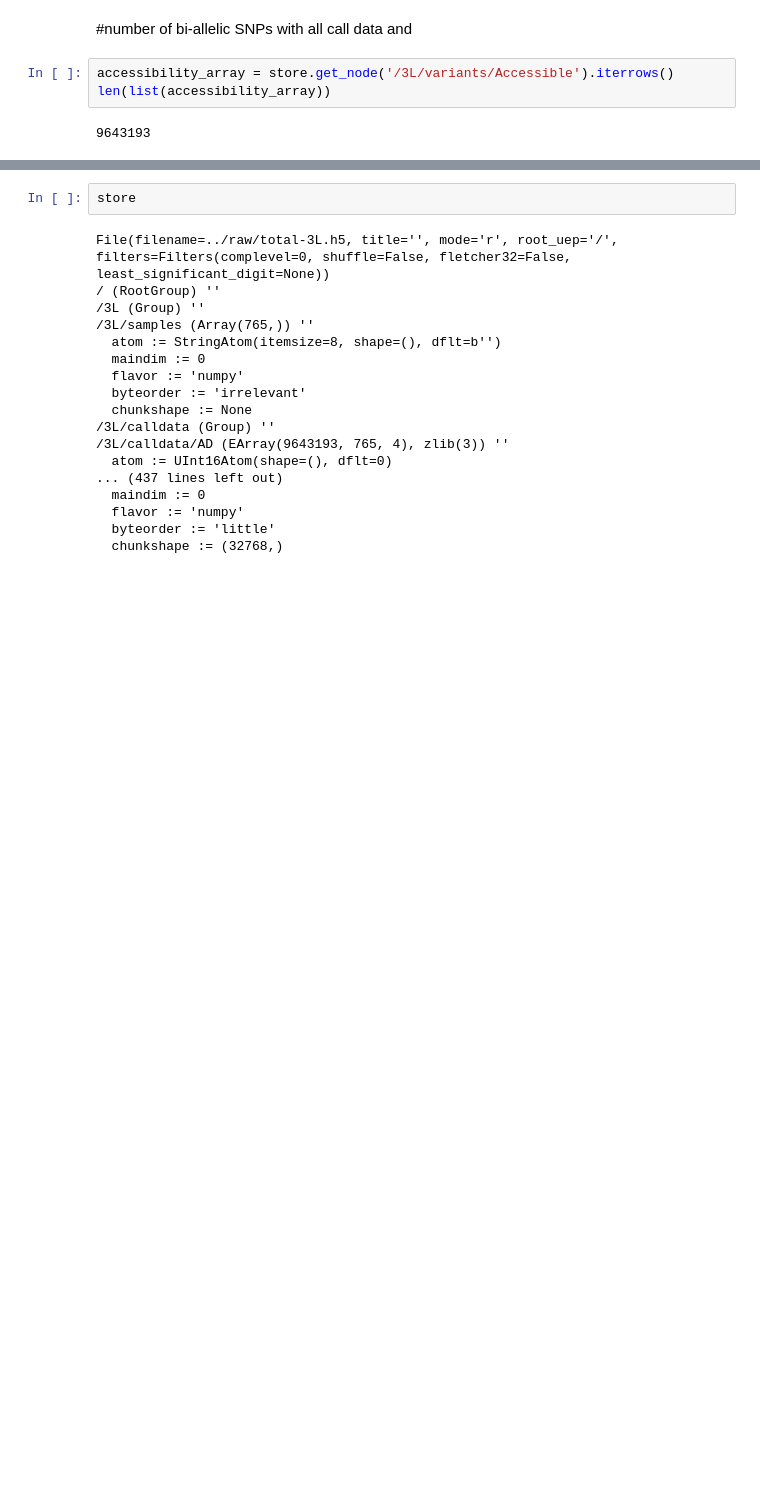
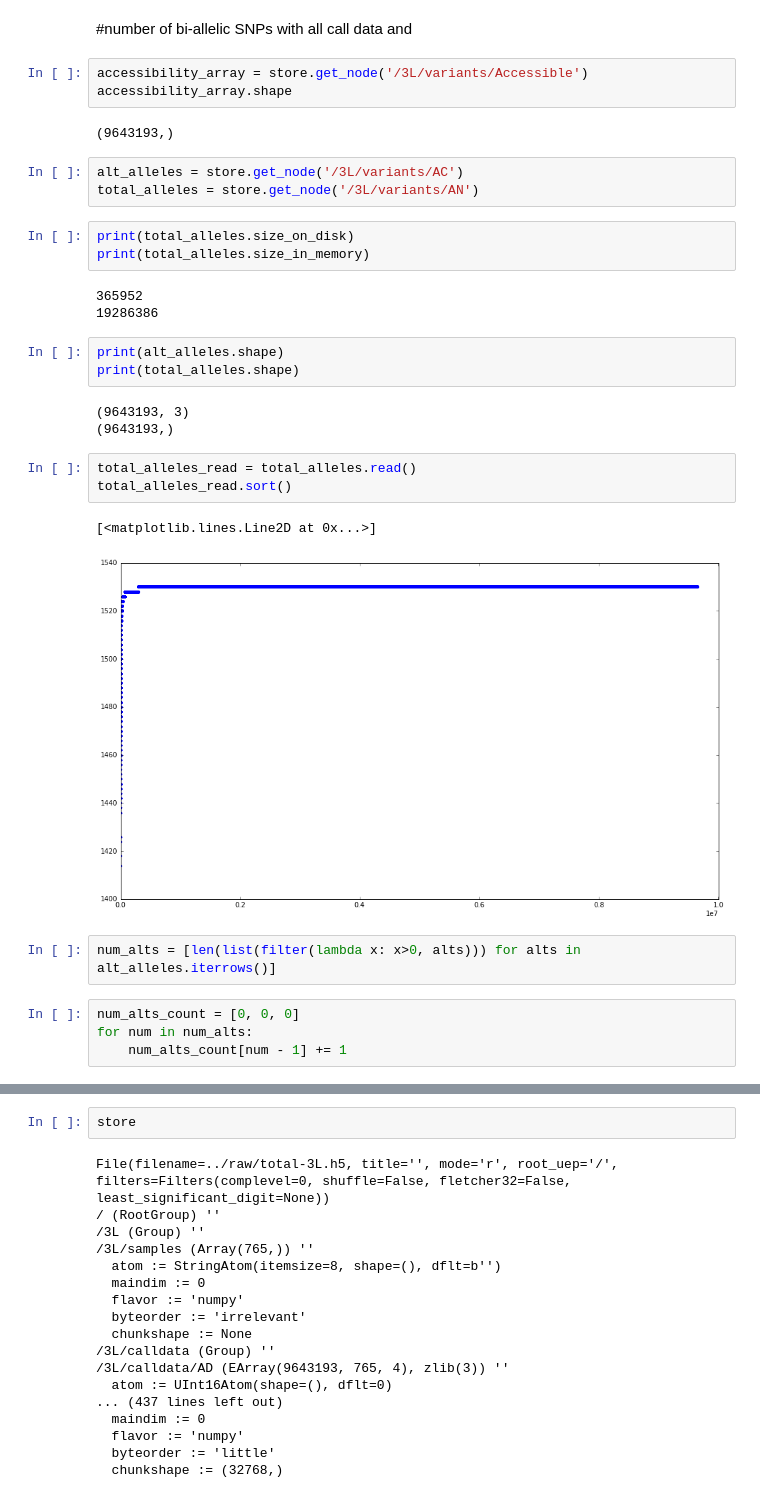
Before and after one commit to tiagoantao/data-science-teaching, a Jupyter notebook: notebooks/001_Exploration.ipynb, the cells around one changed output, grey strips where cells are left out. Saved outputs shown, nothing was run; the diff lists cells and outputs as text; blank space fills up the shorter version.

```diff
--- a/notebooks/001_Exploration.ipynb
+++ b/notebooks/001_Exploration.ipynb
@@ -91,7 +92,34 @@ print(ann.size_on_disk)
 # %% [markdown]
 #number of bi-allelic SNPs with all call data and
 # %%
-accessibility_array = store.get_node('/3L/variants/Accessible').iterrows()
-len(list(accessibility_array))
+accessibility_array = store.get_node('/3L/variants/Accessible')
+accessibility_array.shape
 # %% [output]
-9643193
+(9643193,)
+# %%
+alt_alleles = store.get_node('/3L/variants/AC')
+total_alleles = store.get_node('/3L/variants/AN')
+# %%
+print(total_alleles.size_on_disk)
+print(total_alleles.size_in_memory)
+# %% [output]
+365952
+19286386
+# %%
+print(alt_alleles.shape)
+print(total_alleles.shape)
+# %% [output]
+(9643193, 3)
+(9643193,)
+# %%
+total_alleles_read = total_alleles.read()
+total_alleles_read.sort()
+# %% [output]
+[<matplotlib.lines.Line2D at 0x...>]
+[figure, added]
+# %%
+num_alts = [len(list(filter(lambda x: x>0, alts))) for alts in alt_alleles.iterrows()]
+# %%
+num_alts_count = [0, 0, 0]
+for num in num_alts:
+    num_alts_count[num - 1] += 1
```
Also changed, not shown: parts of 5 cells of this notebook, 1 other file.
